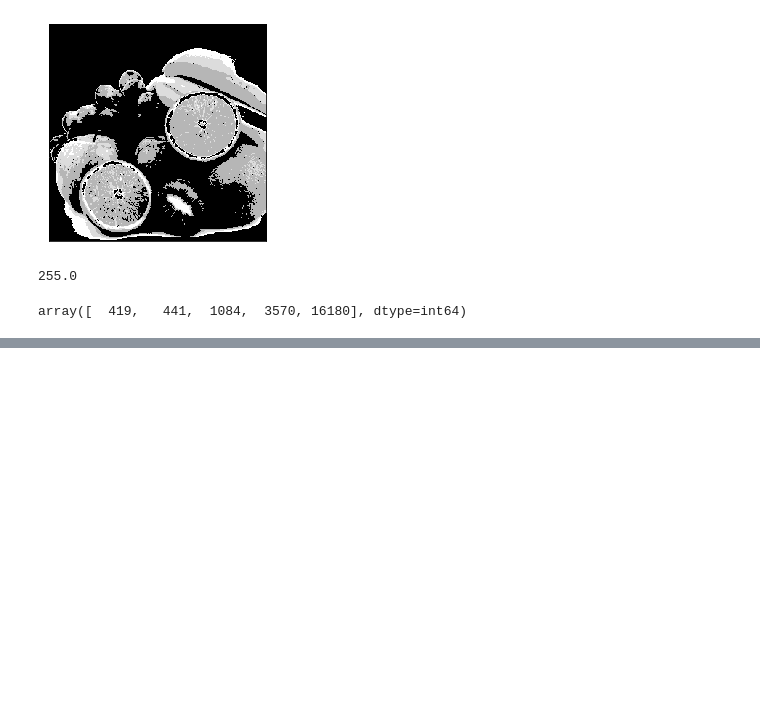
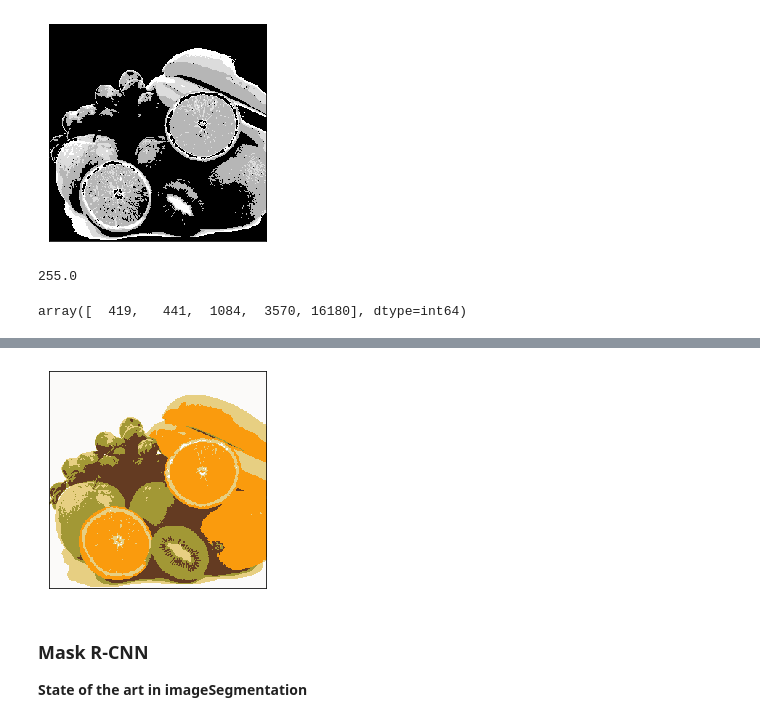
Before and after one commit to shivampip/BasicObjectDetection, a Jupyter notebook: ImageSegmentation.ipynb, the cells around one changed output, grey strips where cells are left out. Drawn from its saved outputs; the diff is of its cells as text; code cells hidden in the pictures; blank space fills up the shorter version.

```diff
--- a/ImageSegmentation.ipynb
+++ b/ImageSegmentation.ipynb
@@ -93,0 +114,11 @@ array([  419,   441,  1084,  3570, 16180], dtype=int64)
+# %%
+kmeans= KMeans(n_clusters= 5, random_state=42).fit(img.reshape(img.shape[0]* img.shape[1], img.shape[2]))
+# %%
+cluster_pic= kmeans.cluster_centers_[kmeans.labels_]
+cluster_pic= cluster_pic.reshape(img.shape[0], img.shape[1], img.shape[2])
+ip.plot(cluster_pic)
+# %% [output]
+[figure, added]
+# %% [markdown]
+### Mask R-CNN
+**State of the art in imageSegmentation**
```
Also changed, not shown: parts of 4 cells of this notebook.
